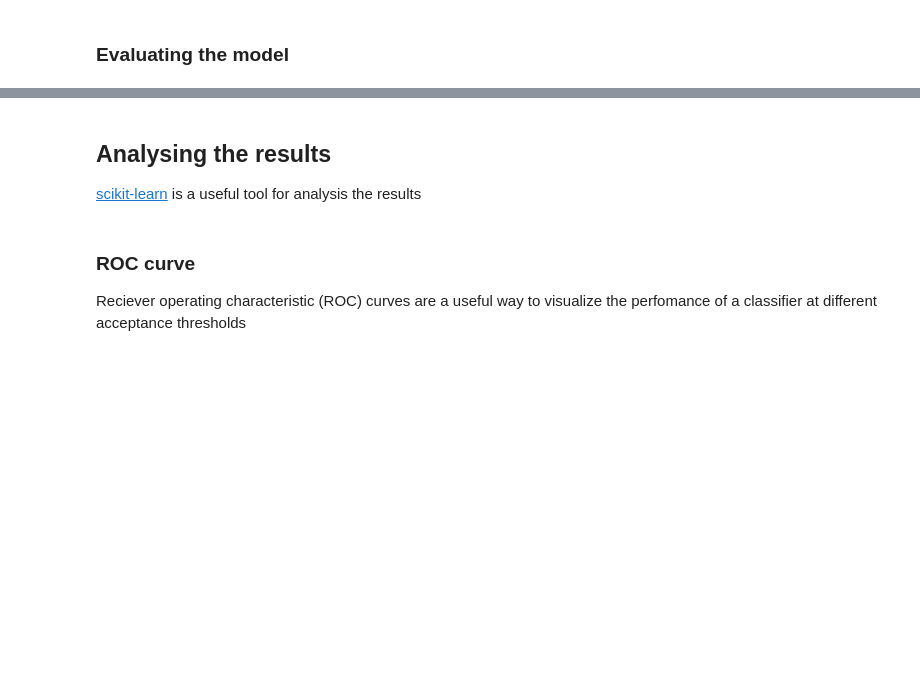
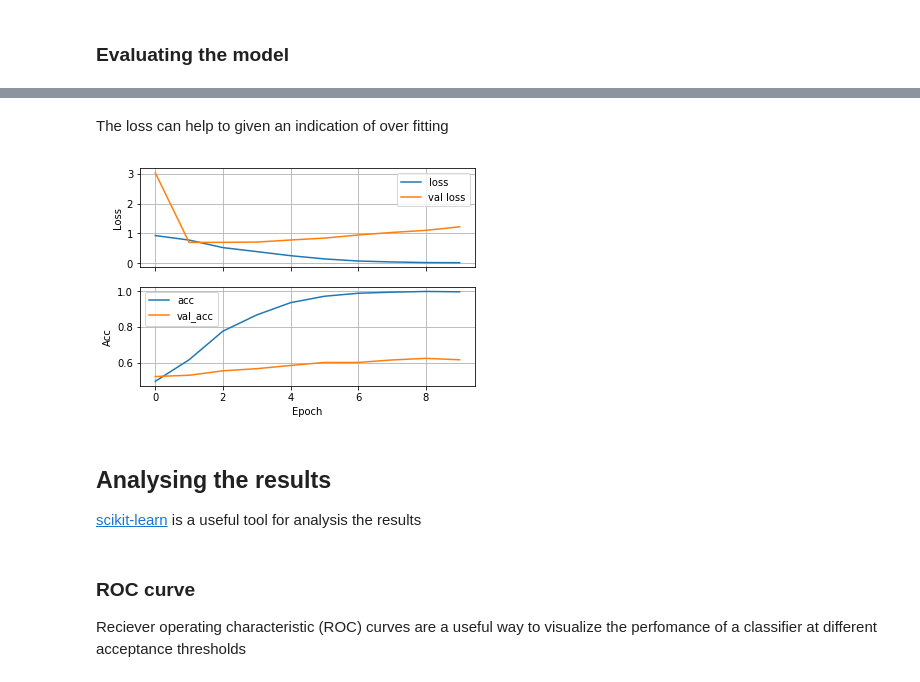
Before and after one commit to mj-will/intro2ml, a Jupyter notebook: bbh-example.ipynb, the cells around one changed output, grey strips where cells are left out. Drawn from its saved outputs; the diff is of its cells as text; code cells hidden in the pictures; blank space fills up the shorter version.

```diff
--- a/bbh-example.ipynb
+++ b/bbh-example.ipynb
@@ -44,7 +44,9 @@ def load_data(data_file, start=4096, length=8192):
     with open(data_file, 'rb') as f:
         x, y = pickle.load(f)
     # ts are 16384 long, so want middle 8192 samples
-    x = x[:,:,start:(start+length)]
+    # also choose to use subset of data (1000 samples)
+    x = x[:1000,:,start:(start+length)]
+    y = y[:1000]
     print('x shape: {0}, y shape: {1}'.format(x.shape, y.shape))
     return x,y
 # %%
@@ -83,7 +85,7 @@ We need to define some general parameters for networks we're going to use
 # %%
 batch_size = 32      # number of time series per batch
 num_classes = 2      # signal or background
-epochs = 2          # number of full passes of the dataset
+epochs = 10          # number of full passes of the dataset
 outdir = './results' # directory to store results in
 # %% [markdown]
 ## CNN
@@ -128,23 +132,15 @@ model = Sequential()    # define the type of keras model
 # add the layers
 # conv1
 model.add(Conv2D(8, (1,64), activation='elu', input_shape=input_shape))
-model.add(BatchNormalization(axis=1))
+# maxpool2
+model.add(MaxPool2D((1,8)))
 # conv2
-model.add(Conv2D(8, (1,32), activation='elu'))
-model.add(BatchNormalization(axis=1))
-
-model.add(MaxPool2D((1,8)))
-# conv3
-model.add(Conv2D(16, (1,32), activation='elu'))
-model.add(BatchNormalization(axis=1))
-# conv4
 model.add(Conv2D(16, (1,16), activation='elu'))
-model.add(BatchNormalization(axis=1))
-
+# maxpool2
 model.add(MaxPool2D((1,6)))
 # the input the fully connected layer must be 1-D vector
 model.add(Flatten())
-model.add(Dense(64, activation='elu'))
+model.add(Dense(32, activation='elu'))
 model.add(Dropout(0.5))
 # add the output layer with softmax actiavtion for classication
 model.add(Dense(num_classes, activation='softmax'))
@@ -219,6 +230,29 @@ eval_results = model.evaluate(x_test, y_test,
 # %%
 # get the predictions
 y_preds = model.predict(x_test)
+# %% [markdown]
+The loss can help  to given an indication of over fitting
+# %%
+fig , axs = plt.subplots(2,1, sharex = True)
+axs = axs.ravel()
+# plot history
+axs[0].plot(history.history['loss'], label = 'loss')
+axs[0].plot(history.history['val_loss'], label = 'val loss')
+axs[1].plot(history.history['acc'], label = 'acc')
+axs[1].plot(history.history['val_acc'], label = 'val_acc')
+# set labels
+axs[0].set_ylabel('Loss')
+axs[1].set_xlabel('Epoch')
+axs[1].set_ylabel('Acc')
+# legends
+axs[0].legend()
+axs[1].legend()
+# grids
+axs[0].grid()
+axs[1].grid()
+plt.show()
+# %% [output]
+[figure, added]
 # %% [markdown]
 ## Analysing the results
 
```
Also changed, not shown: parts of 13 cells of this notebook.
